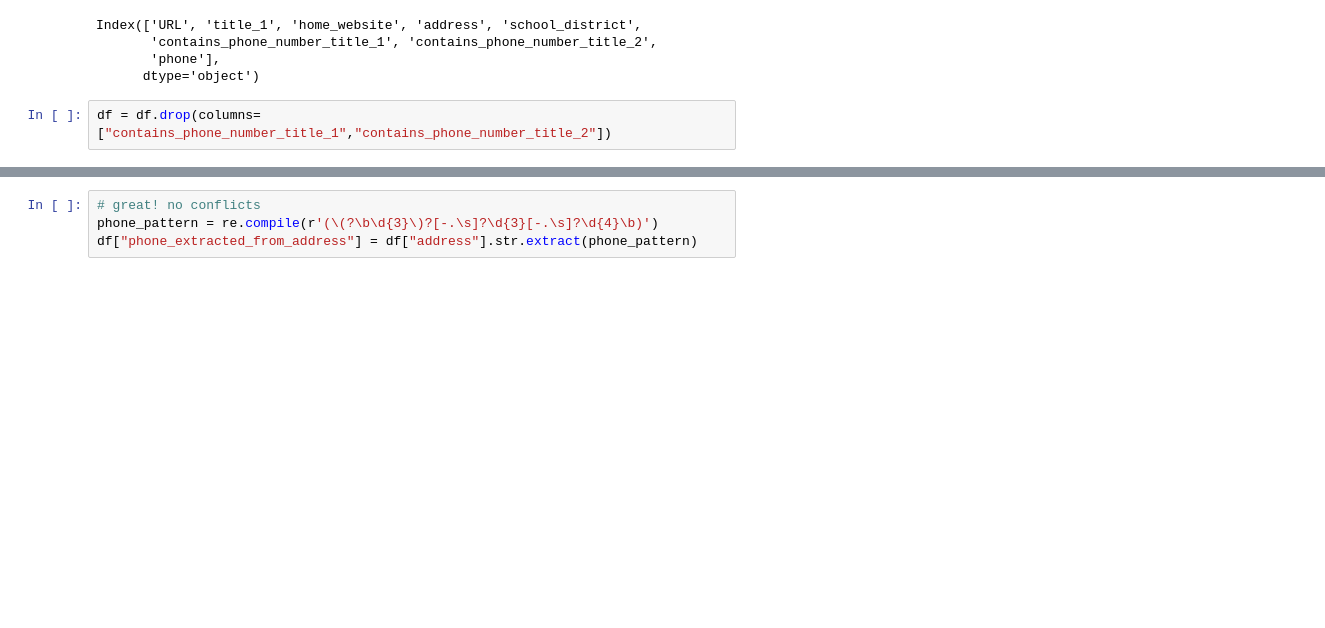
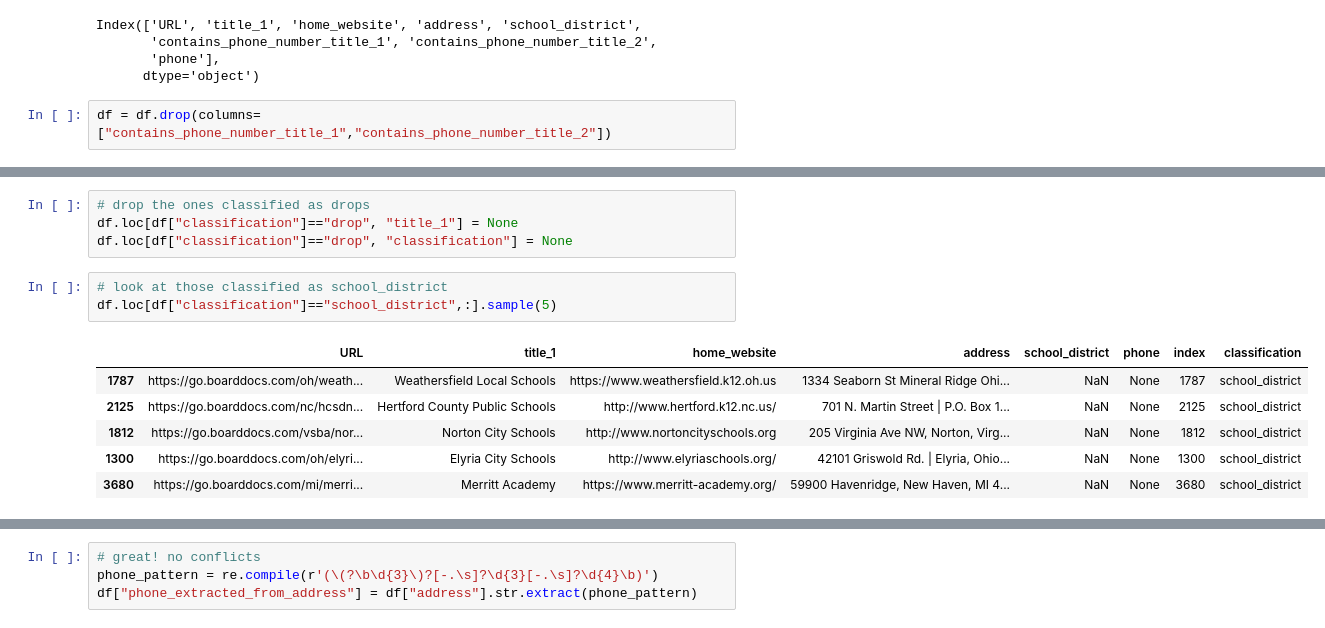
Before and after one commit to audrey-tan/cepr_boarddocs, a Jupyter notebook: deliverable1/clean_boarddocs_websites.ipynb, the cells around one changed output, grey strips where cells are left out. Drawn from its saved outputs; the diff is of its cells as text; blank space fills up the shorter version.

```diff
--- a/deliverable1/clean_boarddocs_websites.ipynb
+++ b/deliverable1/clean_boarddocs_websites.ipynb
@@ -2274,0 +1865,14 @@ df.loc[df['URL']=="https://go.boarddocs.com/oh/iron/Board.nsf/Public","title_1"]
+# %%
+# drop the ones classified as drops
+df.loc[df["classification"]=="drop", "title_1"] = None
+df.loc[df["classification"]=="drop", "classification"] = None
+# %%
+# look at those classified as school_district
+df.loc[df["classification"]=="school_district",:].sample(5)
+# %% [output]
+|  | URL | title_1 | home_website | address | school_district | phone | index | classification |
+| 1787 | https://go.boarddocs.com/oh/weath... | Weathersfield Local Schools | https://www.weathersfield.k12.oh.us | 1334 Seaborn St Mineral Ridge Ohi... | NaN | None | 1787 | school_district |
+| 2125 | https://go.boarddocs.com/nc/hcsdn... | Hertford County Public Schools | http://www.hertford.k12.nc.us/ | 701 N. Martin Street | P.O. Box 1... | NaN | None | 2125 | school_district |
+| 1812 | https://go.boarddocs.com/vsba/nor... | Norton City Schools | http://www.nortoncityschools.org | 205 Virginia Ave NW, Norton, Virg... | NaN | None | 1812 | school_district |
+| 1300 | https://go.boarddocs.com/oh/elyri... | Elyria City Schools | http://www.elyriaschools.org/ | 42101 Griswold Rd. | Elyria, Ohio... | NaN | None | 1300 | school_district |
+| 3680 | https://go.boarddocs.com/mi/merri... | Merritt Academy | https://www.merritt-academy.org/ | 59900 Havenridge, New Haven, MI 4... | NaN | None | 3680 | school_district |
```
Also changed, not shown: parts of 87 cells of this notebook, 5 other files.
